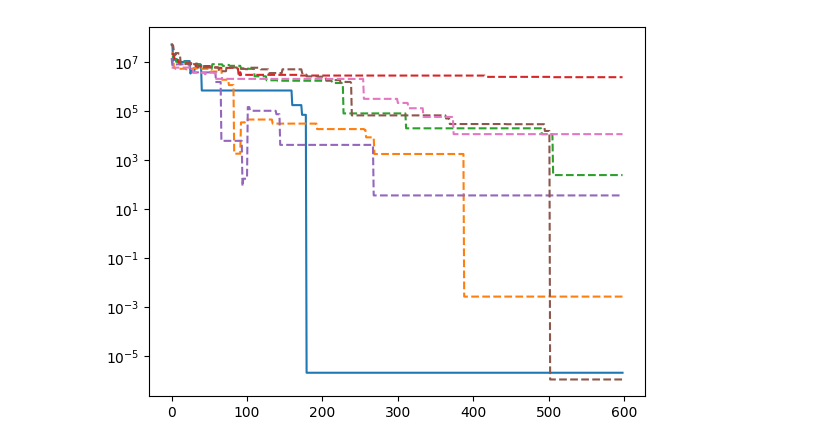
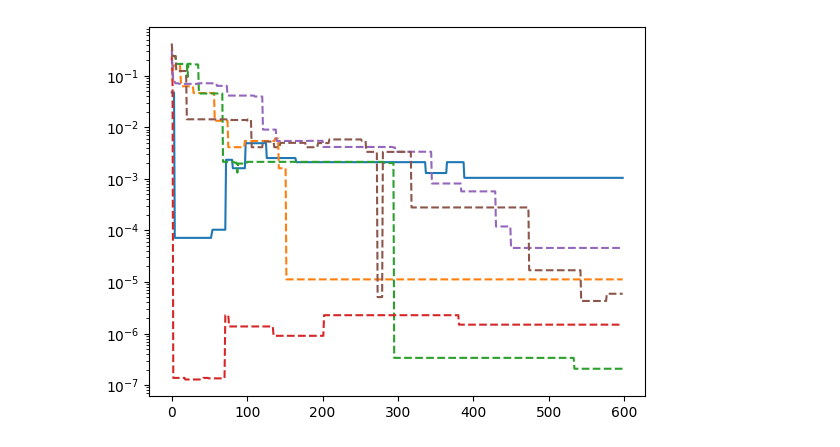
Before and after one commit to NNHieu/LibraryAugmentedSymbolicRegression.jl, a Jupyter notebook: Eval.ipynb, the cells around one changed output. Saved outputs shown, nothing was run; the diff lists cells and outputs as text; code cells hidden in the pictures.

Commit message:
plots

```diff
--- a/Eval.ipynb
+++ b/Eval.ipynb
@@ -44,16 +205,33 @@ defaultdict(list,
 #     df.columns = ['Iteration', 'Complexity', 'Loss', 'Score', 'Expression', 'Time']
 #     break
 
-eq_name = "I.11.19"
 
-runs = grouped_run_dirs[eq_name]
+for orig_eq_name in grouped_run_dirs.keys():
+    # orig_eq_name = 'I.12.2'
+    runs = grouped_run_dirs[orig_eq_name]
 
-dfs = []
-for run in runs:
-    df = pd.read_csv(run, header = None)
-    df.columns = ['Iteration', 'Complexity', 'Loss', 'Score', 'Expression', 'Time']
-    selected_id = df.groupby(by="Iteration")['Loss'].idxmin()
-    grouped_df = df.loc[selected_id].copy()
-    grouped_df['sympy_format'] = grouped_df['Expression'].apply(lambda s: sympy.sympify(s))
-    dfs.append(grouped_df)
-    # expression = sympy.sympify()
+    dfs = []
+    for i, run_path in enumerate(runs):
+        eq_name = os.path.basename(run_path.parent)
+        df = pd.read_csv(run_path, header = None)
+        df.columns = ['Iteration', 'Complexity', 'Loss', 'Score', 'Expression', 'Time']
+        selected_id = df.groupby(by="Iteration")['Loss'].idxmin()
+        grouped_df = df.loc[selected_id].copy()
+        grouped_df['sympy_format'] = grouped_df['Expression'].apply(lambda s: sympy.sympify(s))
+
+        metrics = defaultdict(list)
+        for _, row in grouped_df.iterrows():
+            if i == 0:
+                test_points = dm.problems[dm.name2id[eq_name]].samples['test'][:2000]
+            else:
+                test_points = transformed_dm.problems[transformed_dm.name2id[eq_name]].samples['test'][:2000]
+
+            m = compute_metrics(row.Expression.translate(SUB), test_points)
+            for k,v in m.items():
+                metrics[k].append(v)
+        for k,v in metrics.items():
+            grouped_df[k] = v
+        # compute_metrics(dfs[0].iloc[0].Expression.strip().translate(SUB), dm.problems[dm.name2id[eq_name]].samples['train'])
+
+        dfs.append(grouped_df)
+    # break
@@ -64,7 +247,8 @@ $\displaystyle 0.93696 \left(\frac{x₀ + x₁ + x₂^{1.5814} + x₃ + x₅}{x
 # %%
-plt.plot(dfs[0]['Loss'].values, linestyle='-')
+metric_name = 'nmse'
+plt.plot(dfs[0][metric_name].values, linestyle='-')
 for i, s in enumerate(dfs[1:]):
-    plt.plot(s['Loss'].values, linestyle='--')
+    plt.plot(s[metric_name].values, linestyle='--')
 plt.yscale("log")
 # %% [output]
-[figure, old version]
+[figure, new version]
```
Also changed, not shown: parts of 12 cells of this notebook, 1 other file.
